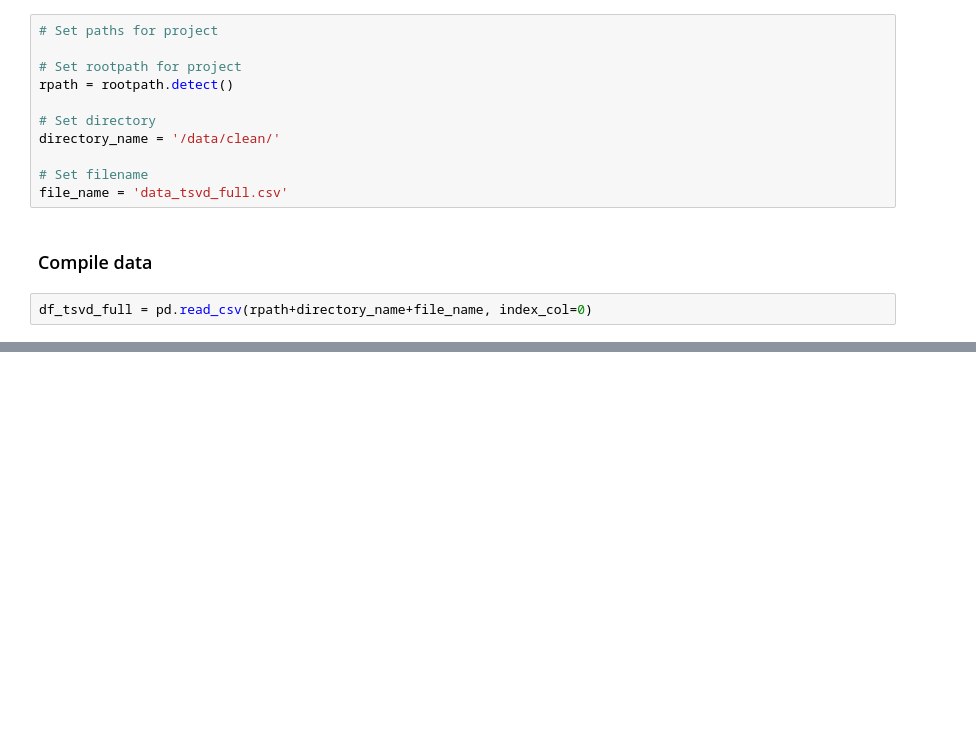
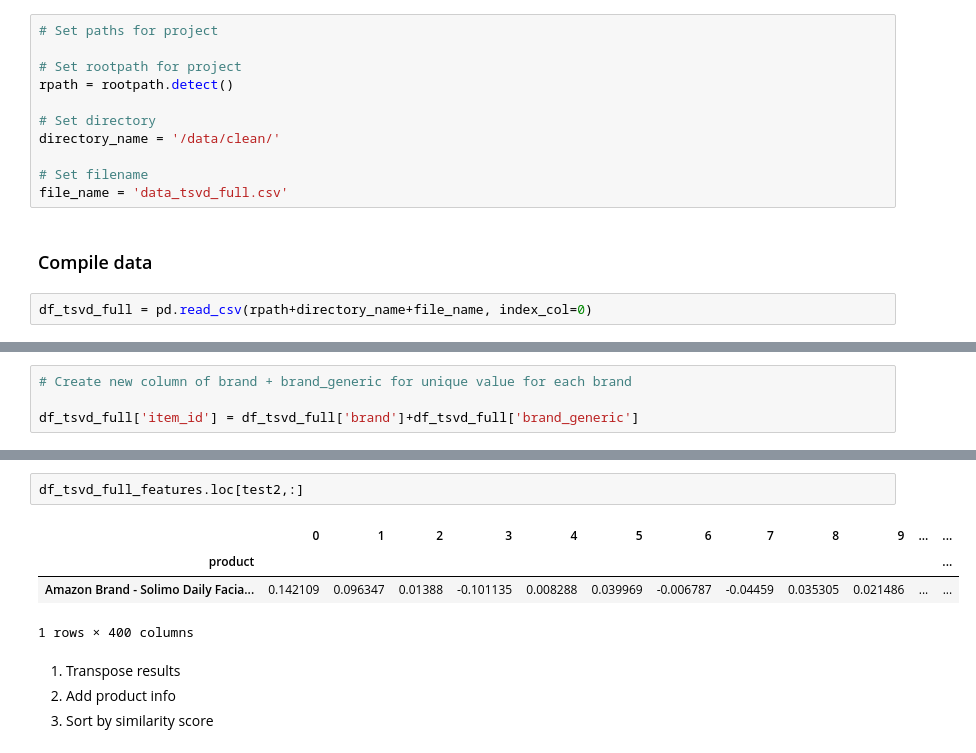
Before and after one commit to paulqsims/insight_project, a Jupyter notebook: notebooks/3_analysis.ipynb, the cells around one changed output, grey strips where cells are left out. Cells and saved outputs as stored; diff of their text form; blank space fills up the shorter version.

```diff
--- a/notebooks/3_analysis.ipynb
+++ b/notebooks/3_analysis.ipynb
@@ -36,0 +86,4 @@ df_tsvd_full = pd.read_csv(rpath+directory_name+file_name, index_col=0)
+# %%
+# Create new column of brand + brand_generic for unique value for each brand
+
+df_tsvd_full['item_id'] = df_tsvd_full['brand']+df_tsvd_full['brand_generic']
@@ -36,0 +121,11 @@ df_tsvd_full = pd.read_csv(rpath+directory_name+file_name, index_col=0)
+# %%
+df_tsvd_full_features.loc[test2,:]
+# %% [output]
+|  | 0 | 1 | 2 | 3 | 4 | 5 | 6 | 7 | 8 | 9 | ... | ... |
+| product |  |  |  |  |  |  |  |  |  |  |  | ... |
+| Amazon Brand - Solimo Daily Facia... | 0.142109 | 0.096347 | 0.01388 | -0.101135 | 0.008288 | 0.039969 | -0.006787 | -0.04459 | 0.035305 | 0.021486 | ... | ... |
+1 rows × 400 columns
+# %% [markdown]
+1. Transpose results
+2. Add product info
+3. Sort by similarity score
```
Also changed, not shown: parts of 26 cells of this notebook.
